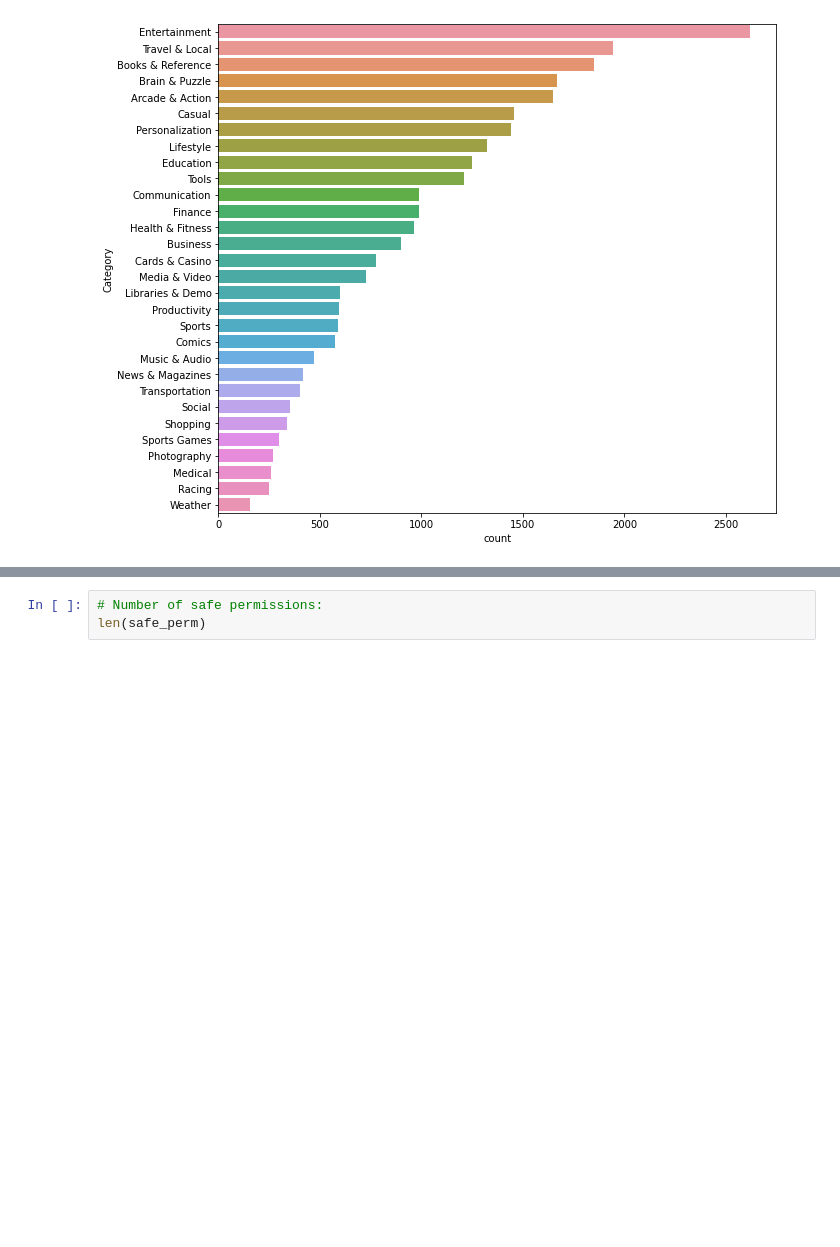
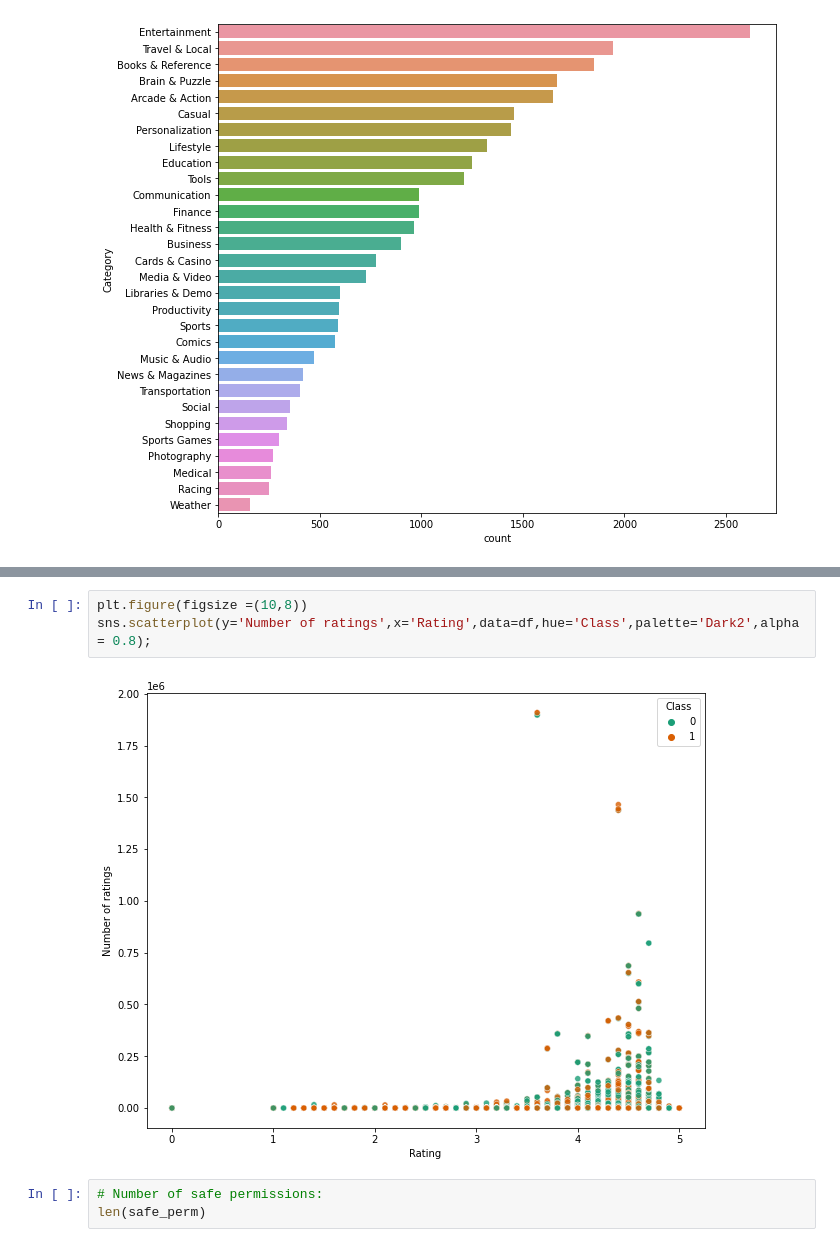
Before and after one commit to manisha-dhanuka/Supervised-Classification, a Jupyter notebook: Android_Authenticity_Prediction.ipynb, the cells around one changed output, grey strips where cells are left out. Drawn from its saved outputs; the diff is of its cells as text; blank space fills up the shorter version.

```diff
--- a/Android_Authenticity_Prediction.ipynb
+++ b/Android_Authenticity_Prediction.ipynb
@@ -565,3 +557,8 @@ plt.ylabel(" Number of ratings");
+# %%
+plt.figure(figsize =(10,8))
+sns.scatterplot(y='Number of ratings',x='Rating',data=df,hue='Class',palette='Dark2',alpha = 0.8);
+# %% [output]
+[figure, added]
 # %%
 # Number of safe permissions:
 len(safe_perm)
```
Also changed, not shown: parts of 52 cells of this notebook.
